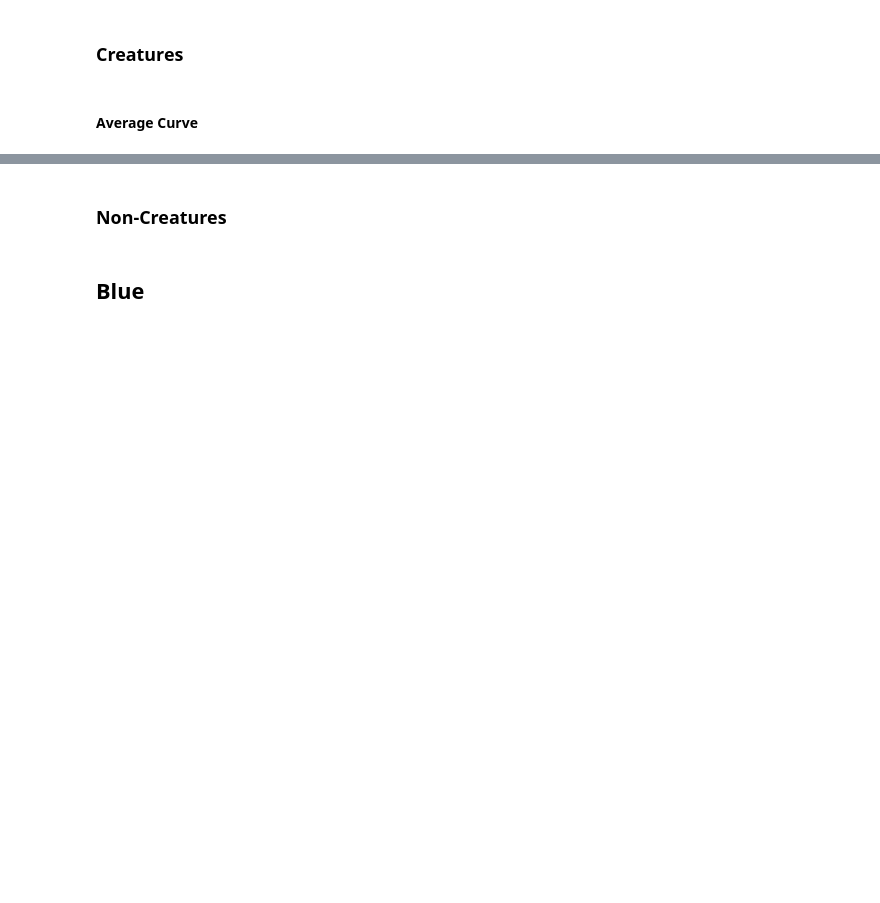
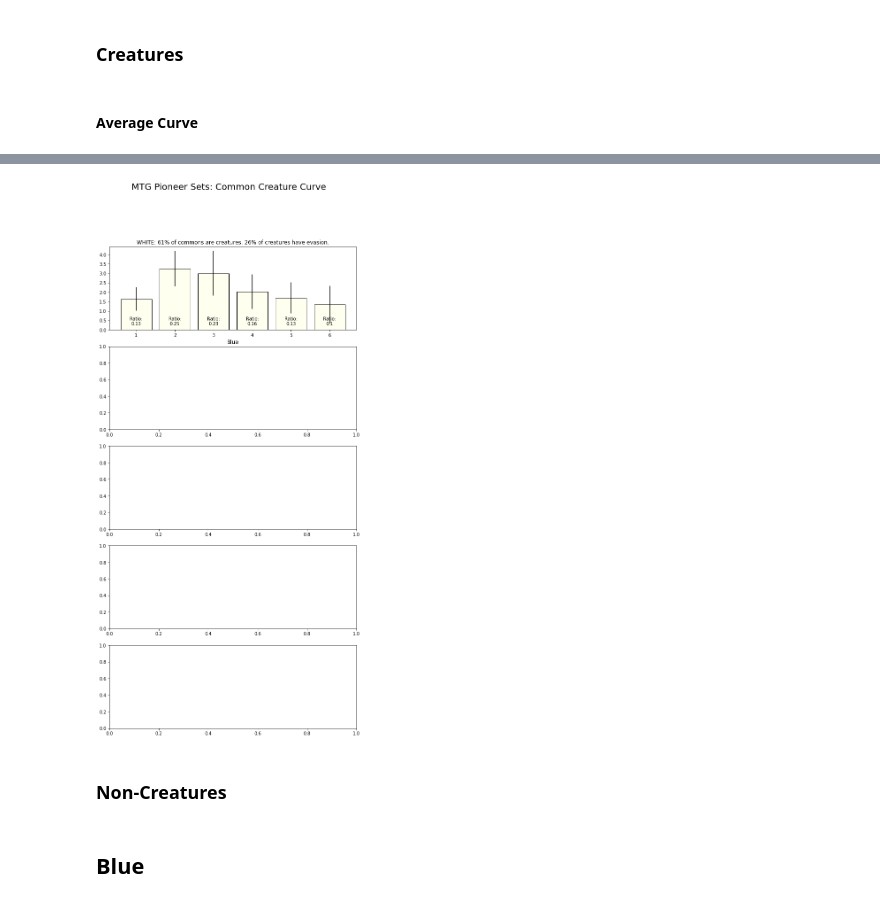
Before and after one commit to ncruickshank/scryfall_analysis, a Jupyter notebook: scryfall_cube_structure.ipynb, the cells around one changed output, grey strips where cells are left out. Drawn from its saved outputs; the diff is of its cells as text; code cells hidden in the pictures; blank space fills up the shorter version.

```diff
--- a/scryfall_cube_structure.ipynb
+++ b/scryfall_cube_structure.ipynb
@@ -162,3 +213,25 @@ print("Ratio of white creatures with evasion:\t",
+# %%
+fig, axs = plt.subplots(5,1)
+fig.set_figheight(20)
+fig.set_figwidth(10)
+fig.suptitle('MTG Pioneer Sets: Common Creature Curve', fontsize = 20)
+
+# subplot 1: white
+axs[0].set_title('WHITE: {} of commons are creatures. {} of creatures have evasion.'.
+             format(str(round(100 * creature_ratio_w)) + '%', str(round(100*creatures_w_evasion)) + '%'))
+axs[0].bar(x = creature_curve_df_w['cmc'], height = creature_curve_df_w['mean'], yerr = creature_curve_df_w['std'],
+           color = 'ivory', edgecolor = 'black')
+for index, row in creature_curve_df_w.iterrows():
+    axs[0].text(row['cmc'], 0.5, 'Ratio:', horizontalalignment = 'center')
+    axs[0].text(row['cmc'], 0.25, round(row['count_ratio'], 2), horizontalalignment = 'center')
+
+
+# subplot 2: blue
+axs[1].set_title('Blue')
+
+fig;
+# %% [output]
+[figure, added]
 # %% [markdown]
 ### Non-Creatures
 # %% [markdown]
```
Also changed, not shown: parts of 15 cells of this notebook, 3 other files.
